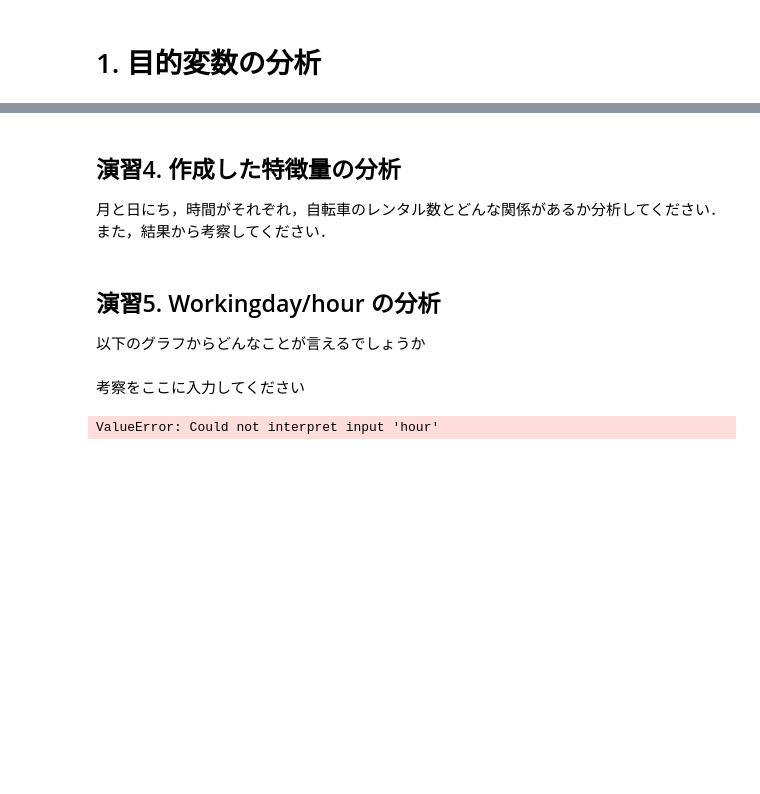
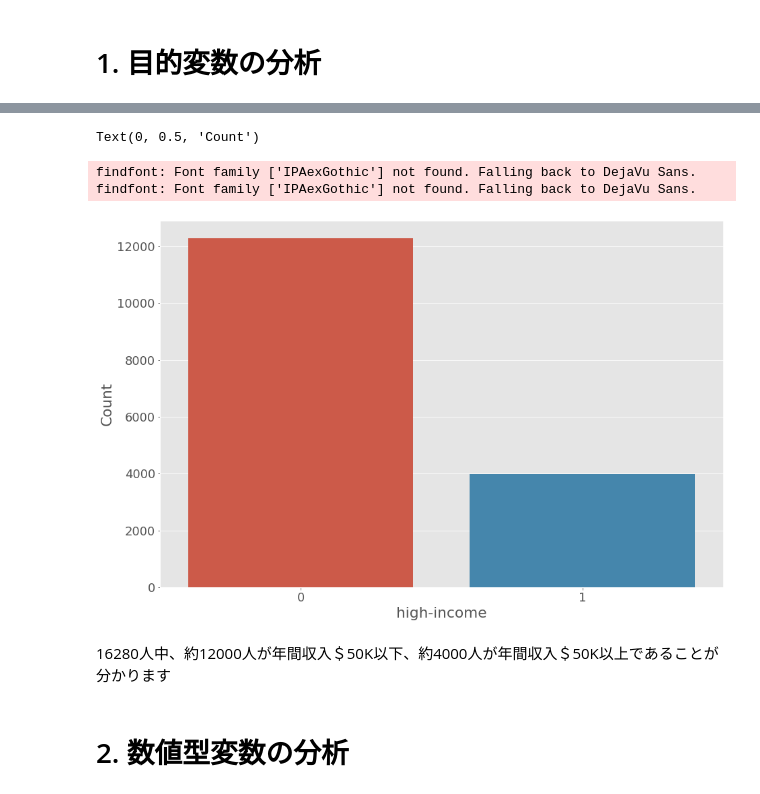
Before and after one commit to TakatoMatsumoto/data_policy_studies, a Jupyter notebook: chapter_2/notebook/eda.ipynb, the cells around one changed output, grey strips where cells are left out. Cells and saved outputs as stored; diff of their text form; code cells hidden in the pictures; blank space fills up the shorter version.

```diff
--- a/chapter_2/notebook/eda.ipynb
+++ b/chapter_2/notebook/eda.ipynb
@@ -28,5 +26,5 @@ plt.rcParams['font.size'] = 18
 plt.rcParams['figure.figsize'] = (15,10)
 # %%
 #CSVファイルの読み込み，dfという名前のデータフレームにCSVファイルを読み込んでいます
-df = pd.read_table('./input/train.tsv')
+df = pd.read_table("https://raw.githubusercontent.com/TakatoMatsumoto/data_policy_studies/master/chapter_2/input/train.tsv", low_memory=False)
 # %%
@@ -39,4 +37,9 @@ df.head()
 | 2 | 11 | 37 | Private | 67433 | HS-grad | 9 | Married-civ-spouse | Adm-clerical | ... |
 | 3 | 13 | 45 | Local-gov | 144940 | Masters | 14 | Divorced | Prof-specialty | ... |
 | 4 | 14 | 40 | Private | 272960 | Assoc-acdm | 12 | Married-civ-spouse | Tech-support | ... |
+# %%
+#所得の列名が'Y'だと分かりにくいので、'high-income'に変更
+#$50K以上の人は1,以下の人は0となるようにした
+df = df.rename(columns={'Y': 'high-income'})
+df = df.replace({'<=50K': 0, '>50K': 1})
 # %%
@@ -130,4 +102,0 @@ SyntaxError: invalid syntax (<ipython-input-60-a3c7ce5ba387>, line 1)
-# %%
-df["year"] = df["datetime"].dt.year
-df['weekday'] = df['datetime'].dt.weekday_name
-df.head()
@@ -163,5 +102,0 @@ https://qiita.com/Takemura-T/items/79b16313e45576bb6492
-# %%
-df["month"] =
-df["day"] =
-df["hour"] =
-df.head()
@@ -170,12 +103,13 @@ SyntaxError: invalid syntax (<ipython-input-64-d27e2e10b4b9>, line 1)
-# %% [markdown]
-## 演習4. 作成した特徴量の分析
-月と日にち，時間がそれぞれ，自転車のレンタル数とどんな関係があるか分析してください．また，結果から考察してください．
-# %% [markdown]
-## 演習5. Workingday/hour の分析
-以下のグラフからどんなことが言えるでしょうか
-# %% [markdown]
-考察をここに入力してください
-# %%
-sns.pointplot(x='hour',y='count',data=df, hue='workingday')
-# %% [output]
-ValueError: Could not interpret input 'hour'
+# %%
+#目的変数の分布
+sns.countplot(df['high-income'])
+plt.ylabel('Count')
+# %% [output]
+Text(0, 0.5, 'Count')
+findfont: Font family ['IPAexGothic'] not found. Falling back to DejaVu Sans.
+findfont: Font family ['IPAexGothic'] not found. Falling back to DejaVu Sans.
+[figure, added]
+# %% [markdown]
+16280人中、約12000人が年間収入＄50K以下、約4000人が年間収入＄50K以上であることが分かります
+# %% [markdown]
+# 2. 数値型変数の分析
```
Also changed, not shown: parts of 49 cells of this notebook, 30 other files.
